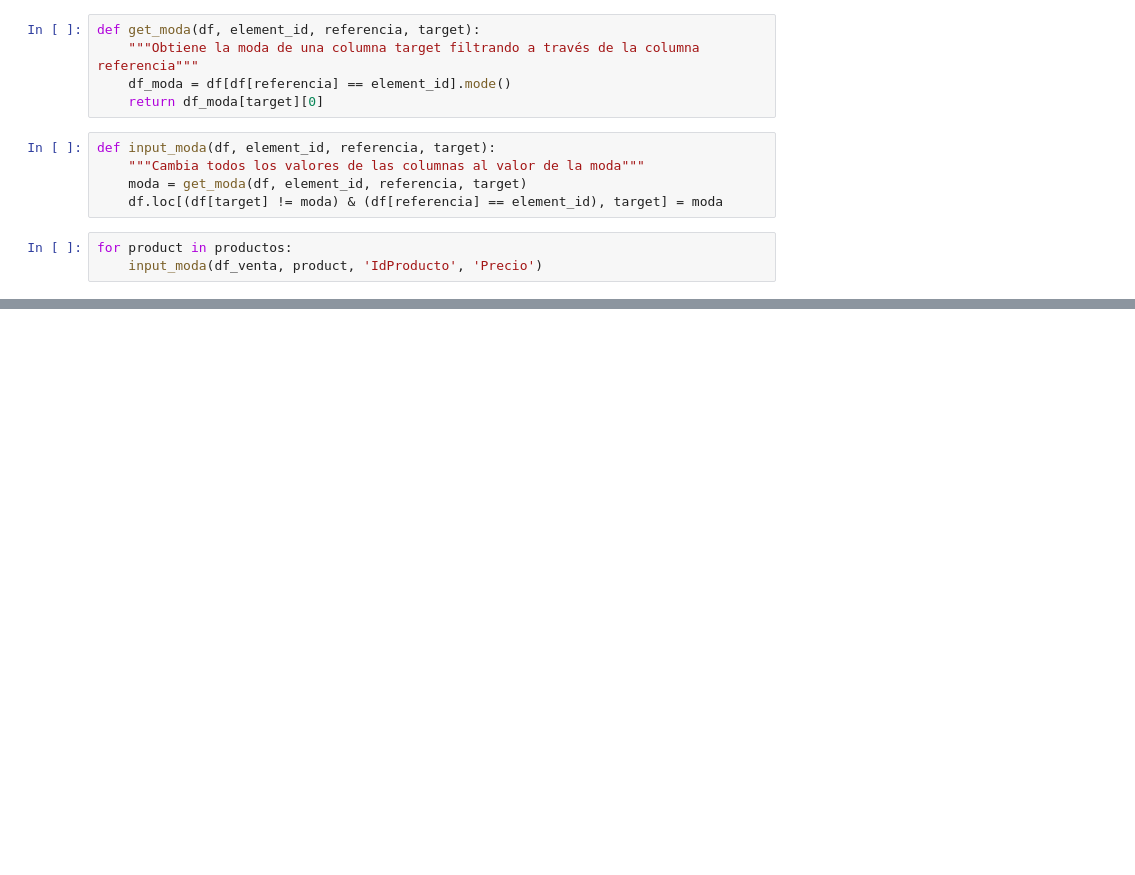
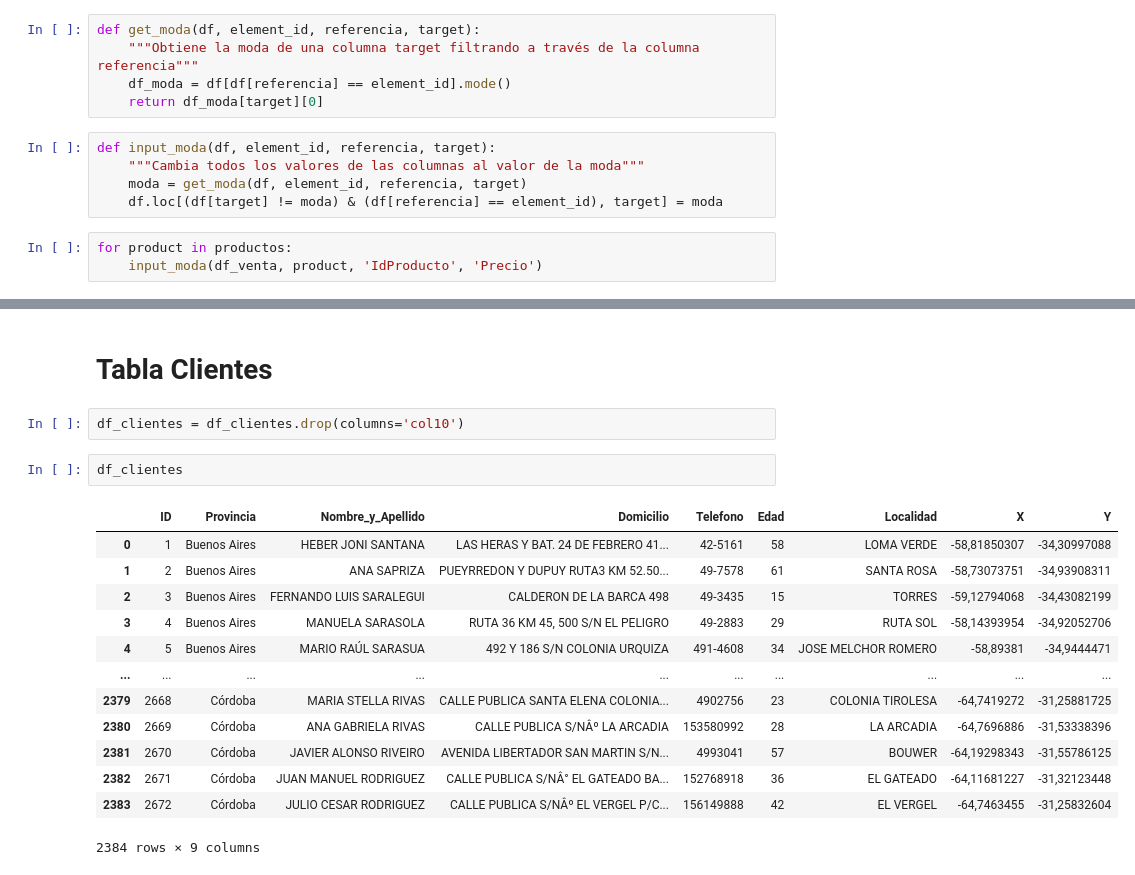
Before and after one commit to Buxtehud/DS-PI-ProyectoIndividual, a Jupyter notebook: ETL.ipynb, the cells around one changed output, grey strips where cells are left out. Drawn from its saved outputs; the diff is of its cells as text; blank space fills up the shorter version.

```diff
--- a/ETL.ipynb
+++ b/ETL.ipynb
@@ -63,0 +106,20 @@ memory usage: 3.6+ MB
+# %% [markdown]
+# Tabla Clientes
+# %%
+df_clientes = df_clientes.drop(columns='col10')
+# %%
+df_clientes
+# %% [output]
+|  | ID | Provincia | Nombre_y_Apellido | Domicilio | Telefono | Edad | Localidad | X | Y |
+| 0 | 1 | Buenos Aires | HEBER JONI SANTANA | LAS HERAS Y BAT. 24 DE FEBRERO 41... | 42-5161 | 58 | LOMA VERDE | -58,81850307 | -34,30997088 |
+| 1 | 2 | Buenos Aires | ANA SAPRIZA | PUEYRREDON Y DUPUY RUTA3 KM 52.50... | 49-7578 | 61 | SANTA ROSA | -58,73073751 | -34,93908311 |
+| 2 | 3 | Buenos Aires | FERNANDO LUIS SARALEGUI | CALDERON DE LA BARCA 498 | 49-3435 | 15 | TORRES | -59,12794068 | -34,43082199 |
+| 3 | 4 | Buenos Aires | MANUELA SARASOLA | RUTA 36 KM 45, 500 S/N EL PELIGRO | 49-2883 | 29 | RUTA SOL | -58,14393954 | -34,92052706 |
+| 4 | 5 | Buenos Aires | MARIO RAÚL SARASUA | 492 Y 186 S/N COLONIA URQUIZA | 491-4608 | 34 | JOSE MELCHOR ROMERO | -58,89381 | -34,9444471 |
+| ... | ... | ... | ... | ... | ... | ... | ... | ... | ... |
+| 2379 | 2668 | Córdoba | MARIA STELLA RIVAS | CALLE PUBLICA SANTA ELENA COLONIA... | 4902756 | 23 | COLONIA TIROLESA | -64,7419272 | -31,25881725 |
+| 2380 | 2669 | Córdoba | ANA GABRIELA RIVAS | CALLE PUBLICA S/NÂº LA ARCADIA | 153580992 | 28 | LA ARCADIA | -64,7696886 | -31,53338396 |
+| 2381 | 2670 | Córdoba | JAVIER ALONSO RIVEIRO | AVENIDA LIBERTADOR SAN MARTIN S/N... | 4993041 | 57 | BOUWER | -64,19298343 | -31,55786125 |
+| 2382 | 2671 | Córdoba | JUAN MANUEL RODRIGUEZ | CALLE PUBLICA S/NÂ° EL GATEADO BA... | 152768918 | 36 | EL GATEADO | -64,11681227 | -31,32123448 |
+| 2383 | 2672 | Córdoba | JULIO CESAR RODRIGUEZ | CALLE PUBLICA S/NÂº EL VERGEL P/C... | 156149888 | 42 | EL VERGEL | -64,7463455 | -31,25832604 |
+2384 rows × 9 columns
```
Also changed, not shown: parts of 24 cells of this notebook, 2 other files.
